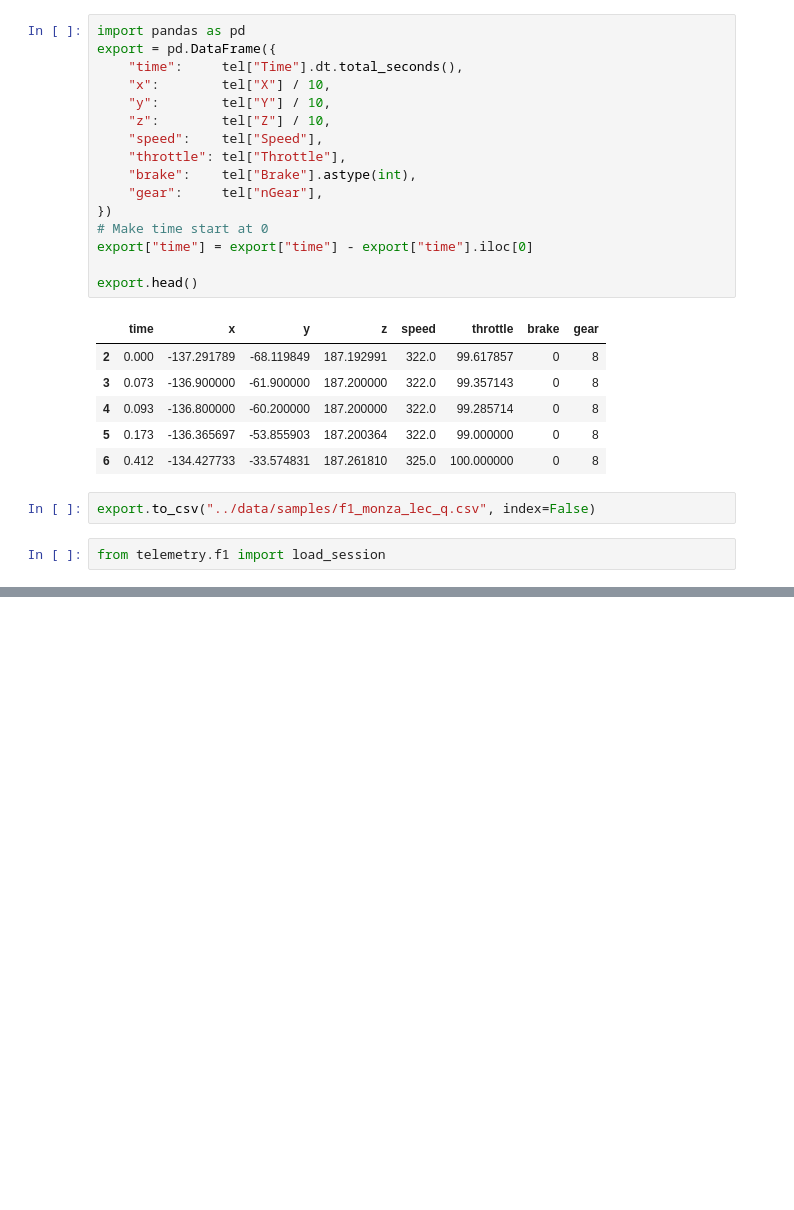
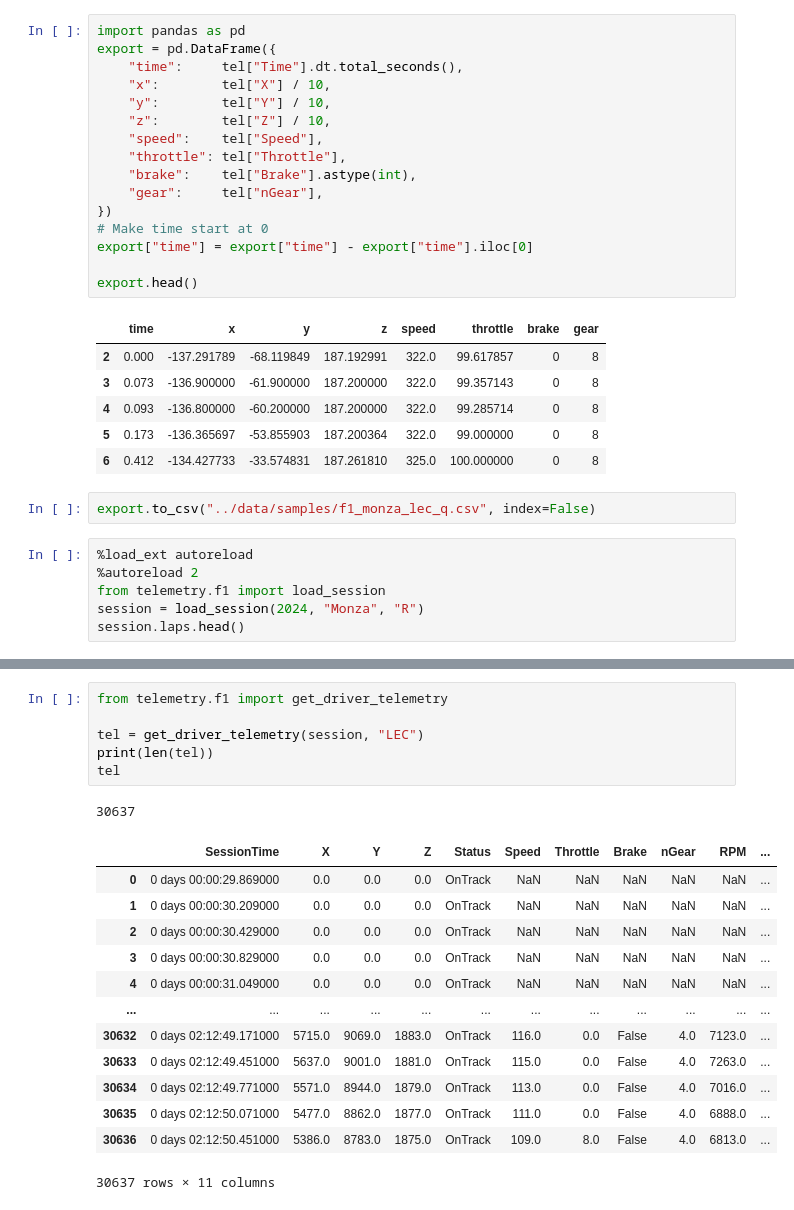
Before and after one commit to vhittuvalli/telemetry-platform, a Jupyter notebook: notebooks/explore_f1.ipynb, the cells around one changed output, grey strips where cells are left out. Saved outputs shown, nothing was run; the diff lists cells and outputs as text; blank space fills up the shorter version.

Commit message:
feat(telemetry): add get_driver_telemetry with notebook verification (#2)
Co-authored-by: Varun Hittuvalli <varun@MacBook-Pro-106.local>

```diff
--- a/notebooks/explore_f1.ipynb
+++ b/notebooks/explore_f1.ipynb
@@ -119,4 +105,8 @@ export.head()
 # %%
 export.to_csv("../data/samples/f1_monza_lec_q.csv", index=False)
 # %%
+%load_ext autoreload
+%autoreload 2
 from telemetry.f1 import load_session
+session = load_session(2024, "Monza", "R")
+session.laps.head()
@@ -122,0 +121,21 @@ from telemetry.f1 import load_session
+# %%
+from telemetry.f1 import get_driver_telemetry
+
+tel = get_driver_telemetry(session, "LEC")
+print(len(tel))
+tel
+# %% [output]
+30637
+|  | SessionTime | X | Y | Z | Status | Speed | Throttle | Brake | nGear | RPM | ... |
+| 0 | 0 days 00:00:29.869000 | 0.0 | 0.0 | 0.0 | OnTrack | NaN | NaN | NaN | NaN | NaN | ... |
+| 1 | 0 days 00:00:30.209000 | 0.0 | 0.0 | 0.0 | OnTrack | NaN | NaN | NaN | NaN | NaN | ... |
+| 2 | 0 days 00:00:30.429000 | 0.0 | 0.0 | 0.0 | OnTrack | NaN | NaN | NaN | NaN | NaN | ... |
+| 3 | 0 days 00:00:30.829000 | 0.0 | 0.0 | 0.0 | OnTrack | NaN | NaN | NaN | NaN | NaN | ... |
+| 4 | 0 days 00:00:31.049000 | 0.0 | 0.0 | 0.0 | OnTrack | NaN | NaN | NaN | NaN | NaN | ... |
+| ... | ... | ... | ... | ... | ... | ... | ... | ... | ... | ... | ... |
+| 30632 | 0 days 02:12:49.171000 | 5715.0 | 9069.0 | 1883.0 | OnTrack | 116.0 | 0.0 | False | 4.0 | 7123.0 | ... |
+| 30633 | 0 days 02:12:49.451000 | 5637.0 | 9001.0 | 1881.0 | OnTrack | 115.0 | 0.0 | False | 4.0 | 7263.0 | ... |
+| 30634 | 0 days 02:12:49.771000 | 5571.0 | 8944.0 | 1879.0 | OnTrack | 113.0 | 0.0 | False | 4.0 | 7016.0 | ... |
+| 30635 | 0 days 02:12:50.071000 | 5477.0 | 8862.0 | 1877.0 | OnTrack | 111.0 | 0.0 | False | 4.0 | 6888.0 | ... |
+| 30636 | 0 days 02:12:50.451000 | 5386.0 | 8783.0 | 1875.0 | OnTrack | 109.0 | 8.0 | False | 4.0 | 6813.0 | ... |
+30637 rows × 11 columns
```
Also changed, not shown: parts of 2 cells of this notebook, 1 other file.
